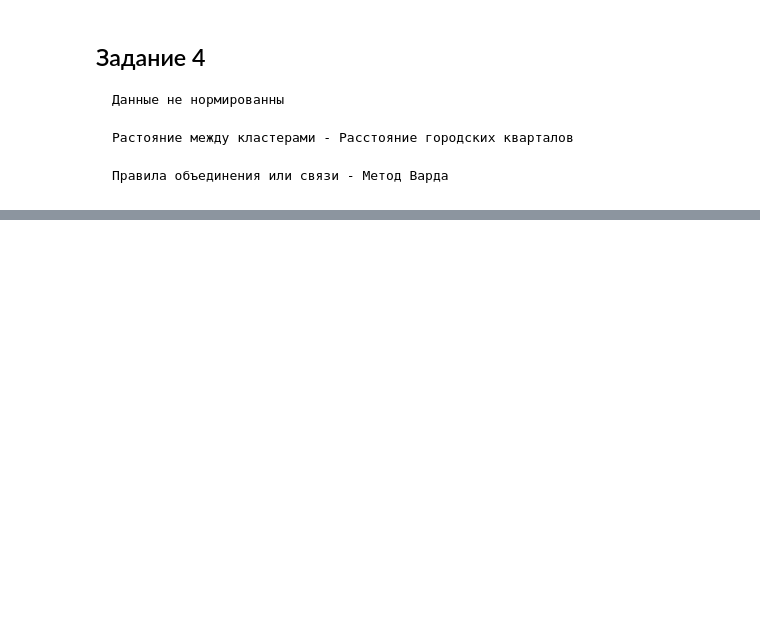
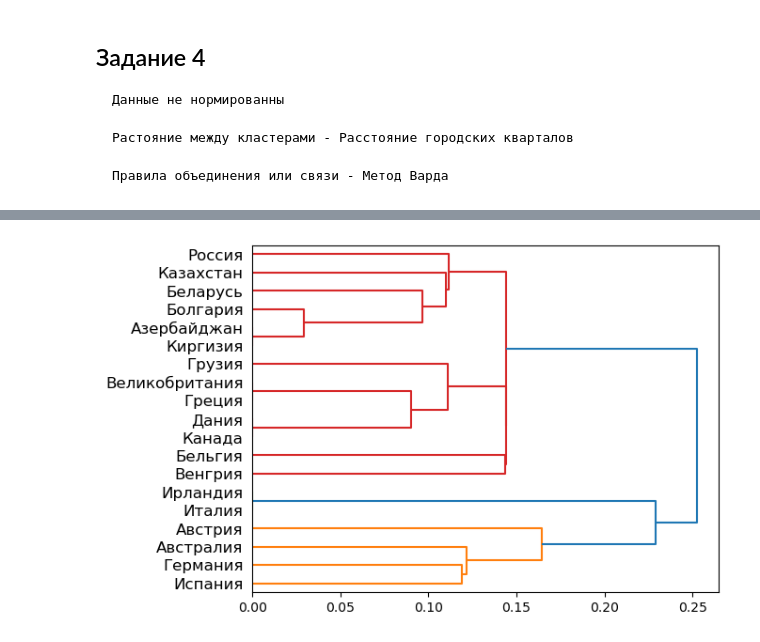
Before and after one commit to UIIf/Study, a Jupyter notebook: 4course/ClustA/lab1.ipynb, the cells around one changed output, grey strips where cells are left out. Cells and saved outputs as stored; diff of their text form; code cells hidden in the pictures; blank space fills up the shorter version.

```diff
--- a/4course/ClustA/lab1.ipynb
+++ b/4course/ClustA/lab1.ipynb
@@ -145,0 +224,8 @@ plt.show()
+# %%
+df_normolized = df.copy()
+features = df.columns[2:]
+
+# Std  norm
+df_normolized[features] = (df_normolized[features] - df_normolized[features].mean())/df_normolized[features].std()
+
+data_norm = get_data_from_df(df_normolized)
@@ -145,0 +276,6 @@ plt.show()
+# %%
+links = generate_links(*hierarchical_tree(data_norm, nearest_neighbour))
+dn = dendrogram(links, labels=list(data_norm.keys()),orientation='right')
+plt.show()
+# %% [output]
+[figure, added]
```
Also changed, not shown: parts of 25 cells of this notebook, 1 other file.
